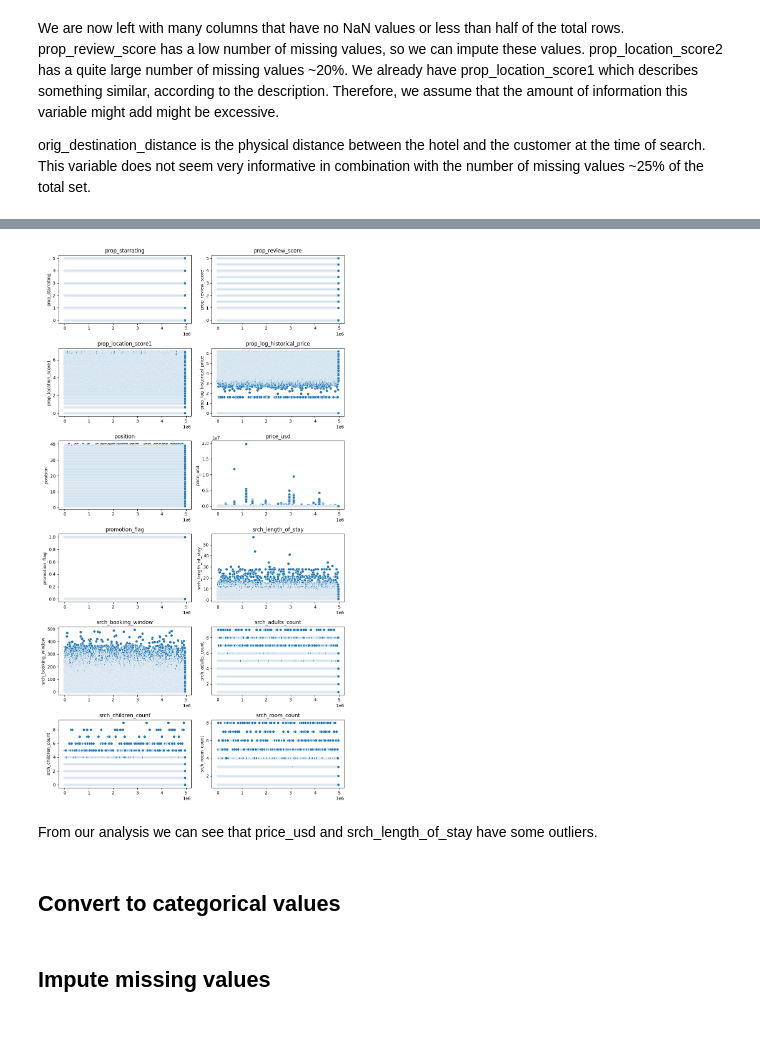
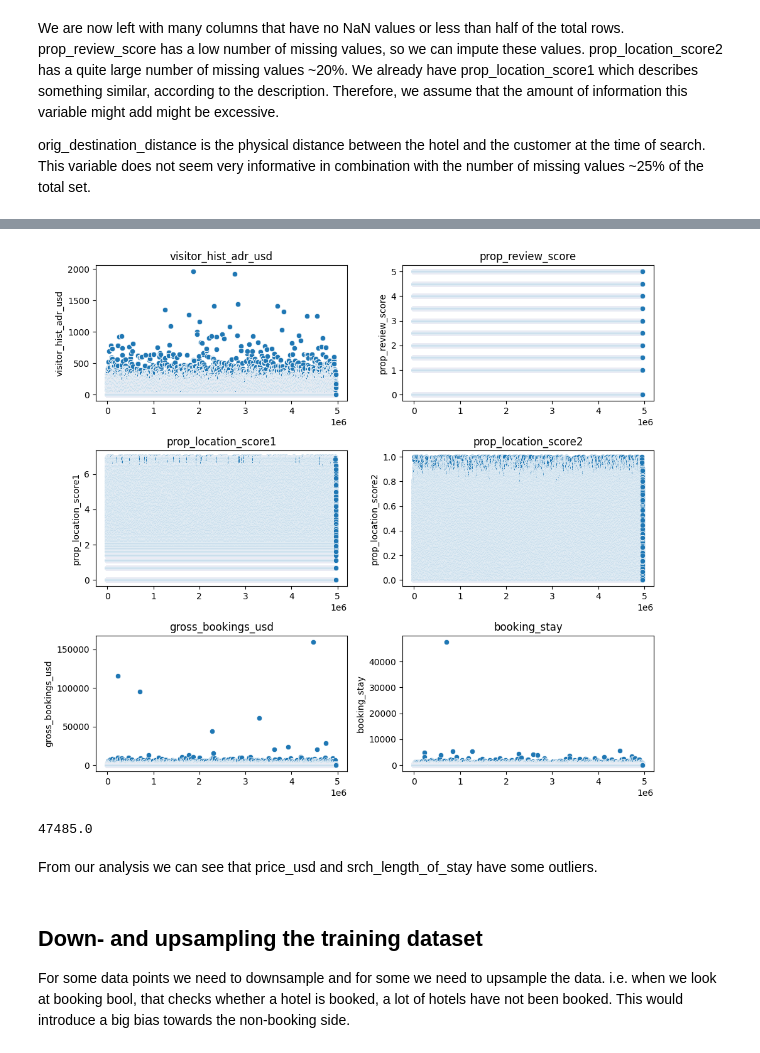
Before and after one commit to SoberZ/data-mining-techniques, a Jupyter notebook: A2/Feature_Engineering.ipynb, the cells around one changed output, grey strips where cells are left out. Drawn from its saved outputs; the diff is of its cells as text; code cells hidden in the pictures.

Commit message:
Cleaned data, feature selection and engineeering

```diff
--- a/A2/Feature_Engineering.ipynb
+++ b/A2/Feature_Engineering.ipynb
@@ -104,7 +106,8 @@ booking_bool                         0
 dtype: int64
 # %%
 # Some variables we can set to 0 rather than 0
-set_zero = ["visitor_hist_starrating", "visitor_hist_adr_usd", "srch_query_affinity_score"]
+set_zero = ["prop_review_score", "visitor_hist_adr_usd", "srch_query_affinity_score"
+           , "prop_location_score2", "gross_bookings_usd"]
 training_samples[set_zero] = training_samples[set_zero].fillna(0)
 # %% [markdown]
 We can see that many comp variables have more than half of the rows missing, which is quite a lot. If we want to impute this data we would have a lot of artificial data that might not be correct according to reality. Therefore, we will remove columns that have more than half of the total rows missing.
@@ -143,0 +245,7 @@ In order to get a better understanding of the distribution of our data, outlier
+# %%
+rates = [col for col in clean_training2.columns if "_rate" in col and "percent" not in col and "rates" not in col]
+rate_percents = [col for col in clean_training2.columns if "_rate_" in col]
+invs = [col for col in clean_training2.columns if "_inv" in col]
+# %%
+# Remove all the cols
+clean_training2 = clean_training2.drop(rates+rate_percents+invs, axis=1)
@@ -145,19 +334,13 @@ In order to get a better understanding of the distribution of our data, outlier
 import seaborn as sns
 import matplotlib.pyplot as plt
 
-new_training = clean_training.copy()
+new_training = clean_training2.copy()
 
-numeric_cols = new_training.select_dtypes(include=["float64", "int64"])
+float_cols = new_training.select_dtypes(include=["float64"])
+int_cols = new_training.select_dtypes(include=["int64"])
 
 # Ids and bools don't have our interest since we know they distribution.
-non_id_and_bool_ones = list(filter(lambda name: "id" not in name and "bool" not in name, numeric_cols.columns))
-count_cols = list(filter(lambda name:
-                         "count" in name or
-                         "position" in name or
-                         "promotion" in name or
-                         "srch_length_of_stay" in name or
-                         "srch_booking_window" in name or
-                         "star" in name,
-                         non_id_and_bool_ones))
+non_id_and_bool_ones = list(float_cols.columns)
+count_cols = list(int_cols.columns)
 # %%
 # Plot the counts
@@ -183,27 +370,13 @@ plt.show()
 # %%
-# Filter non numeric values
-df_numeric = new_training[non_id_and_bool_ones]
-
-num_rows = len(df_numeric.columns) // 2 + len(df_numeric.columns) % 2
-
-fig, axs = plt.subplots(num_rows, 2, figsize=(10, num_rows*3))
-
-for i, col in enumerate(df_numeric.columns):
-    ax = axs.flatten()[i]
-    sns.scatterplot(x=new_training.index, y=new_training[col], ax=ax)
-    ax.set_title(col)
-
-# Remove unused subplots
-if len(df_numeric.columns) % 2 != 0:
-    fig.delaxes(axs.flatten()[-1])
-
-plt.tight_layout()
-plt.show()
+plot_data(clean_training2[non_id_and_bool_ones], True)
 # %% [output]
-[figure, old version]
+[figure, new version]
+# %%
+clean_training2["booking_stay"].max()
+# %% [output]
+47485.0
 # %% [markdown]
 From our analysis we can see that price_usd and srch_length_of_stay have some outliers.
 # %% [markdown]
-## Convert to categorical values
+## Down- and upsampling the training dataset
+For some data points we need to downsample and for some we need to upsample the data. i.e. when we look at booking bool, that checks whether a hotel is booked, a lot of hotels have not been booked. This would introduce a big bias towards the non-booking side.
-# %% [markdown]
-## Impute missing values
```
Also changed, not shown: parts of 48 cells of this notebook.
